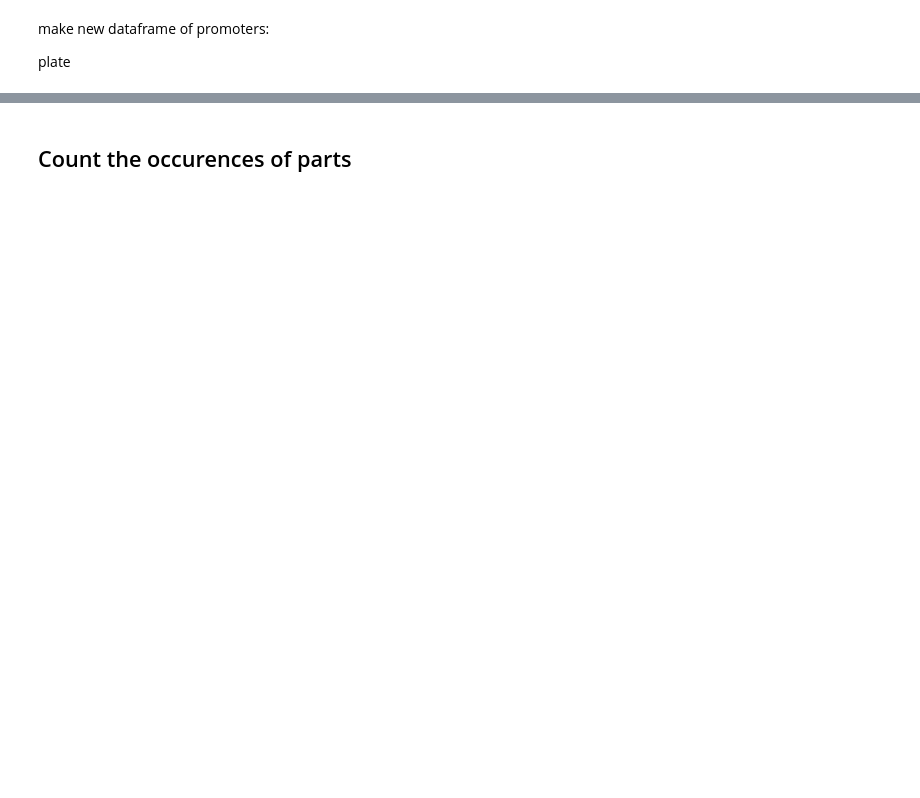
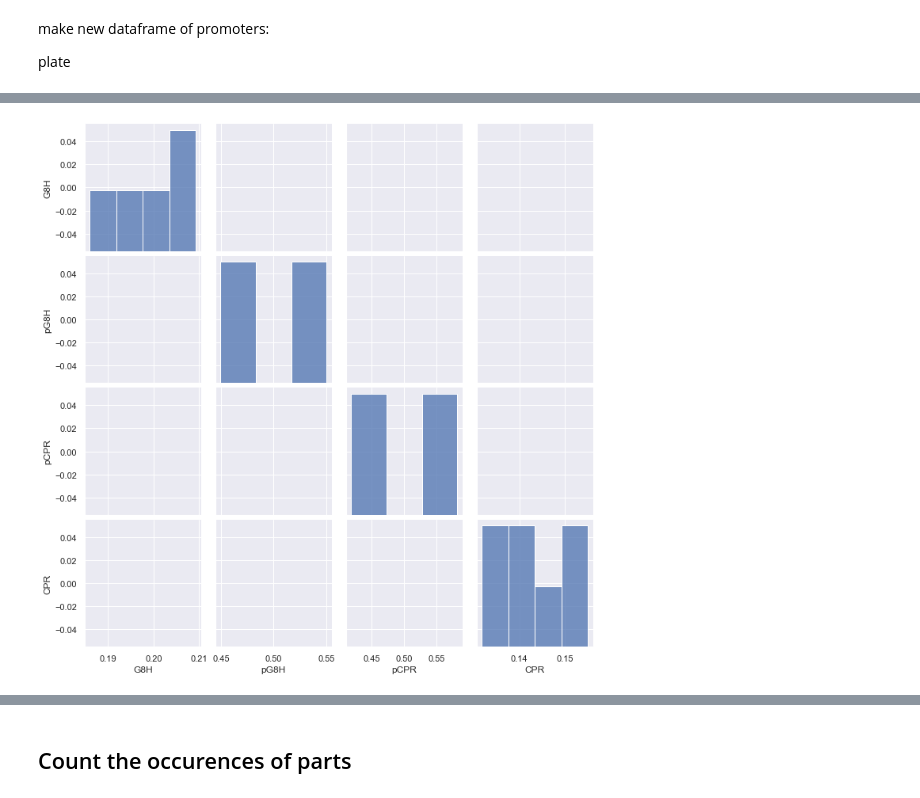
Before and after one commit to hiyama341/ConStrain, a Jupyter notebook: notebooks/10-TEST-Library_Characterization2.ipynb, the cells around one changed output, grey strips where cells are left out. Cells and saved outputs as stored; diff of their text form; code cells hidden in the pictures; blank space fills up the shorter version.

```diff
--- a/notebooks/10-TEST-Library_Characterization2.ipynb
+++ b/notebooks/10-TEST-Library_Characterization2.ipynb
@@ -1176,0 +1517,4 @@ all_counts.plot(kind='bar', stacked=True, colormap='Paired')
+# %%
+sns.pairplot(df_percent ,size=2.5);
+# %% [output]
+[figure, added]
```
Also changed, not shown: parts of 38 cells of this notebook, 1 other file.
